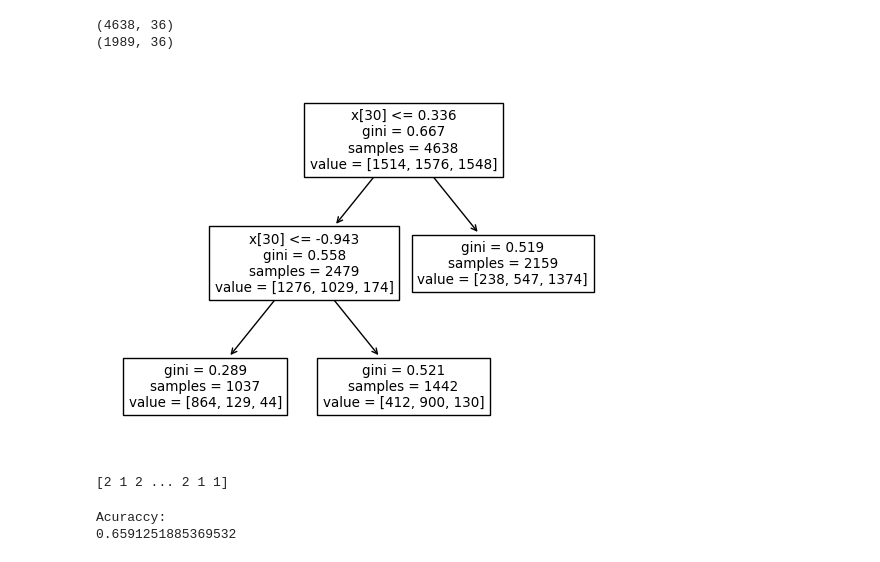
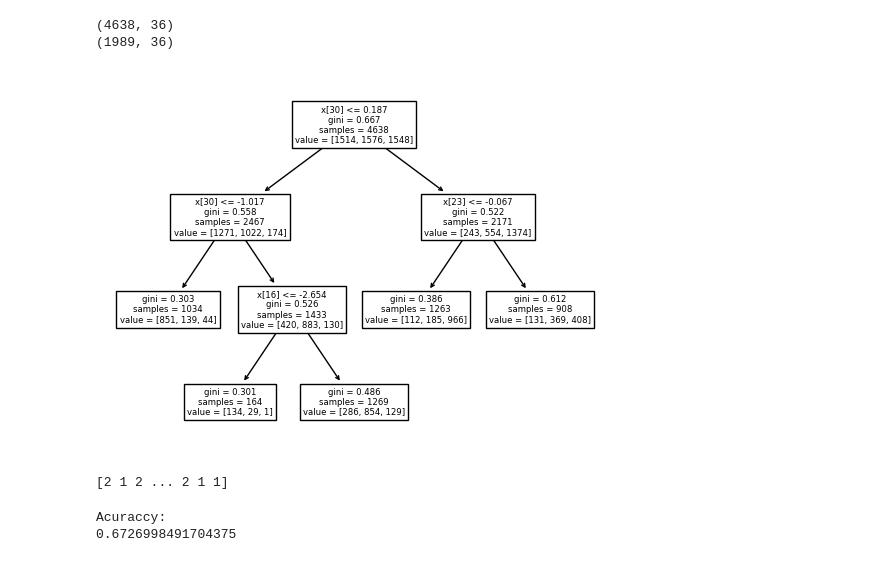
Before and after one commit to Reneress/Mineracao, a Jupyter notebook: 11_Classificacao.ipynb, the cells around one changed output. Drawn from its saved outputs; the diff is of its cells as text; code cells hidden in the pictures.

```diff
--- a/11_Classificacao.ipynb
+++ b/11_Classificacao.ipynb
@@ -135,12 +135,12 @@ print(X_test.shape)
 (4638, 36)
 (1989, 36)
 # %%
-clf = DecisionTreeClassifier(max_leaf_nodes=3)
+clf = DecisionTreeClassifier(max_leaf_nodes=5)
 clf.fit(X_train, y_train)
 tree.plot_tree(clf)
 plt.show()
 # %% [output]
-[figure, old version]
+[figure, new version]
 # %%
 predictions = clf.predict(X_test)
 print(predictions)
@@ -152,4 +152,4 @@ print('Acuraccy:')
 print(result)
 # %% [output]
 Acuraccy:
-0.6591251885369532
+0.6726998491704375
```
